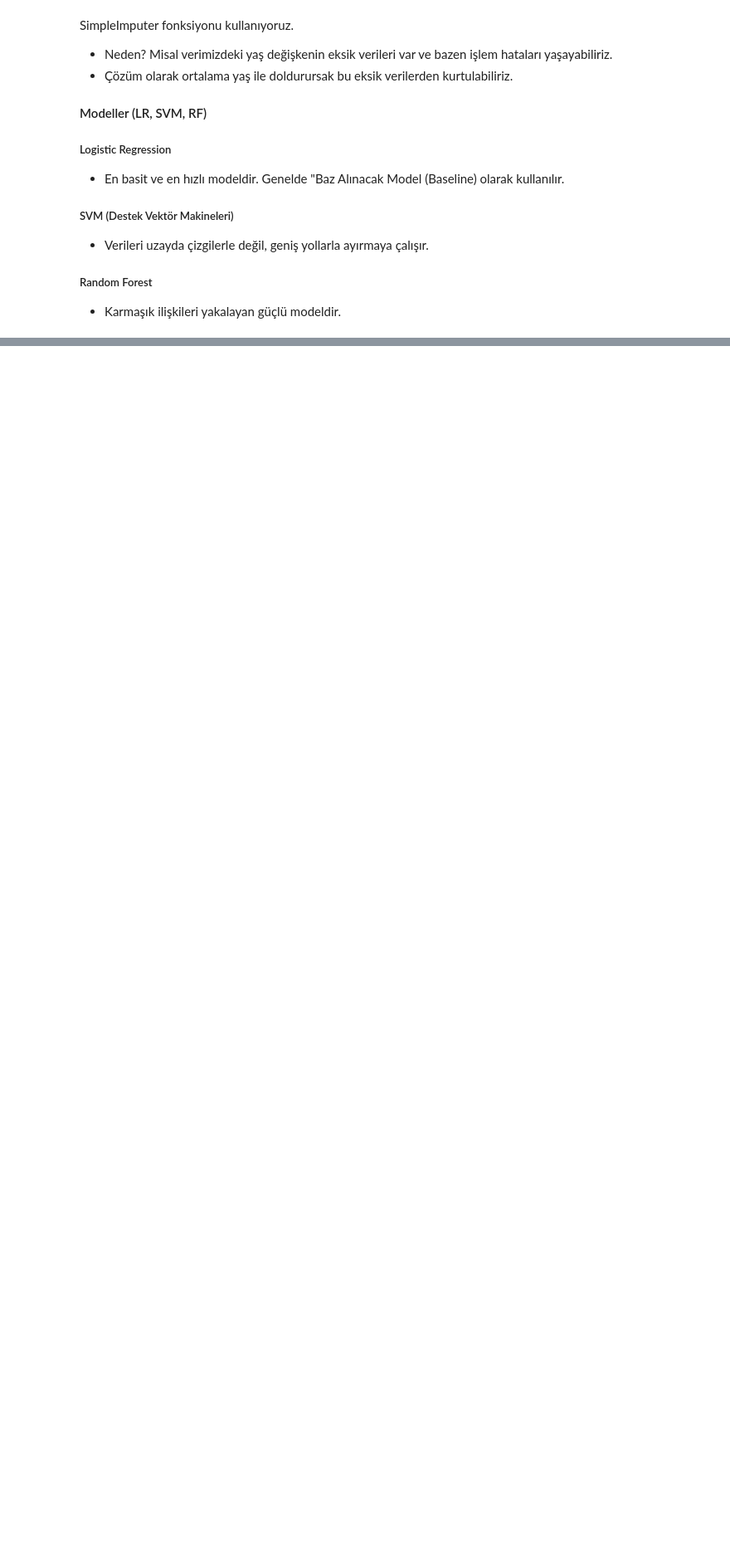
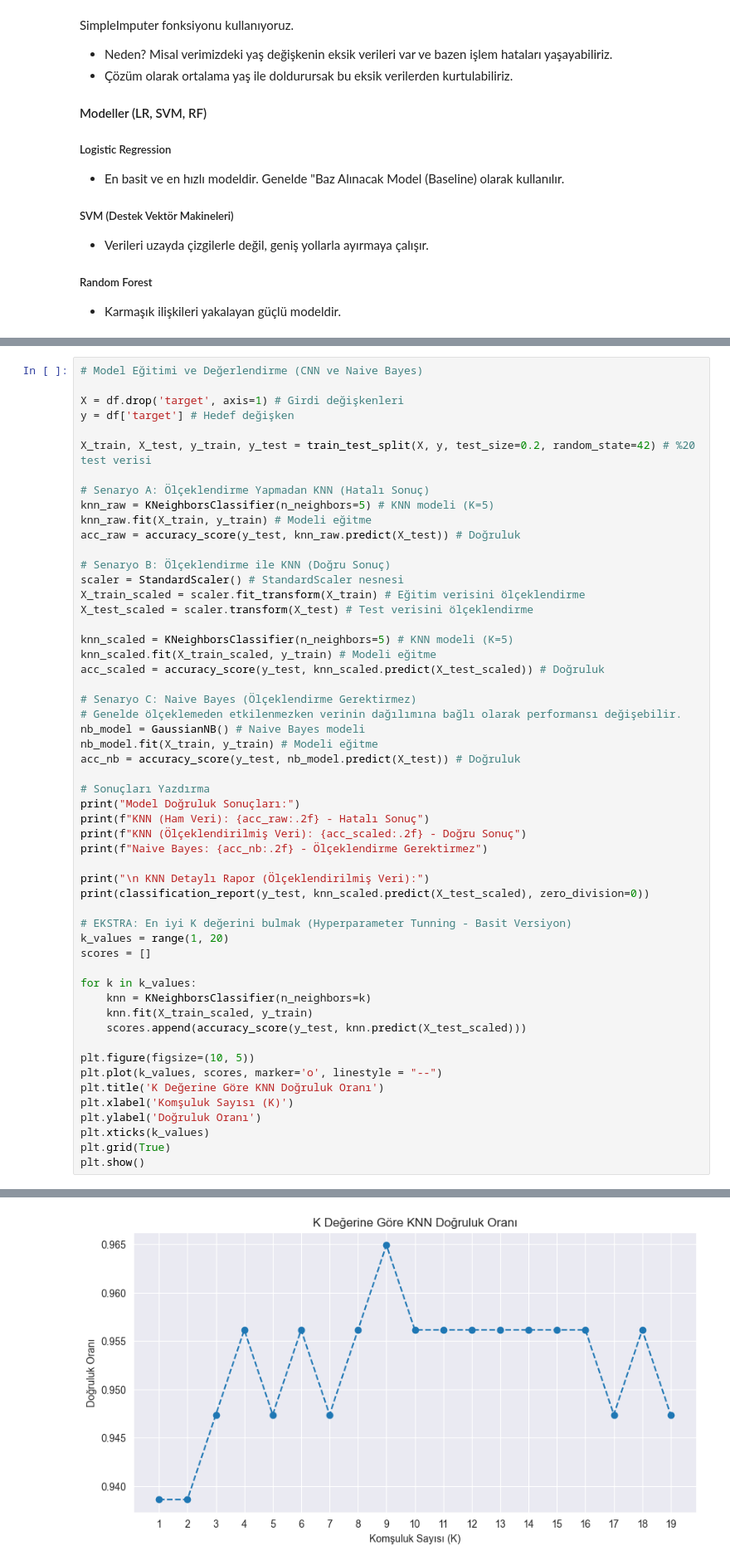
Before and after one commit to MelihKotman/Python-Data-Science-Learnings-With-Doc, a Jupyter notebook: Self-Learnings/learning_lab.ipynb, the cells around one changed output, grey strips where cells are left out. Shown at 83% size. Saved outputs shown, nothing was run; the diff lists cells and outputs as text; blank space fills up the shorter version.

```diff
--- a/Self-Learnings/learning_lab.ipynb
+++ b/Self-Learnings/learning_lab.ipynb
@@ -391,0 +484,55 @@ Veri Boyutu: (891, 15)
+# %%
+# Model Eğitimi ve Değerlendirme (CNN ve Naive Bayes)
+
+X = df.drop('target', axis=1) # Girdi değişkenleri
+y = df['target'] # Hedef değişken
+
+X_train, X_test, y_train, y_test = train_test_split(X, y, test_size=0.2, random_state=42) # %20 test verisi
+
+# Senaryo A: Ölçeklendirme Yapmadan KNN (Hatalı Sonuç)
+knn_raw = KNeighborsClassifier(n_neighbors=5) # KNN modeli (K=5)
+knn_raw.fit(X_train, y_train) # Modeli eğitme
+acc_raw = accuracy_score(y_test, knn_raw.predict(X_test)) # Doğruluk
+
+# Senaryo B: Ölçeklendirme ile KNN (Doğru Sonuç)
+scaler = StandardScaler() # StandardScaler nesnesi
+X_train_scaled = scaler.fit_transform(X_train) # Eğitim verisini ölçeklendirme
+X_test_scaled = scaler.transform(X_test) # Test verisini ölçeklendirme
+
+knn_scaled = KNeighborsClassifier(n_neighbors=5) # KNN modeli (K=5)
+knn_scaled.fit(X_train_scaled, y_train) # Modeli eğitme
+acc_scaled = accuracy_score(y_test, knn_scaled.predict(X_test_scaled)) # Doğruluk
+
+# Senaryo C: Naive Bayes (Ölçeklendirme Gerektirmez)
+# Genelde ölçeklemeden etkilenmezken verinin dağılımına bağlı olarak performansı değişebilir.
+nb_model = GaussianNB() # Naive Bayes modeli
+nb_model.fit(X_train, y_train) # Modeli eğitme
+acc_nb = accuracy_score(y_test, nb_model.predict(X_test)) # Doğruluk
+
+# Sonuçları Yazdırma
+print("Model Doğruluk Sonuçları:")
+print(f"KNN (Ham Veri): {acc_raw:.2f} - Hatalı Sonuç")
+print(f"KNN (Ölçeklendirilmiş Veri): {acc_scaled:.2f} - Doğru Sonuç")
+print(f"Naive Bayes: {acc_nb:.2f} - Ölçeklendirme Gerektirmez")
+
+print("\n KNN Detaylı Rapor (Ölçeklendirilmiş Veri):")
+print(classification_report(y_test, knn_scaled.predict(X_test_scaled), zero_division=0))
+
+# EKSTRA: En iyi K değerini bulmak (Hyperparameter Tunning - Basit Versiyon)
+k_values = range(1, 20)
+scores = []
+
+for k in k_values:
+    knn = KNeighborsClassifier(n_neighbors=k)
+    knn.fit(X_train_scaled, y_train)
+    scores.append(accuracy_score(y_test, knn.predict(X_test_scaled)))
+
+plt.figure(figsize=(10, 5))
+plt.plot(k_values, scores, marker='o', linestyle = "--")
+plt.title('K Değerine Göre KNN Doğruluk Oranı')
+plt.xlabel('Komşuluk Sayısı (K)')
+plt.ylabel('Doğruluk Oranı')
+plt.xticks(k_values)
+plt.grid(True)
+plt.show()
+# %% [output]
@@ -391,0 +553 @@ Veri Boyutu: (891, 15)
+[figure, added]
```
Also changed, not shown: parts of 9 cells of this notebook.
